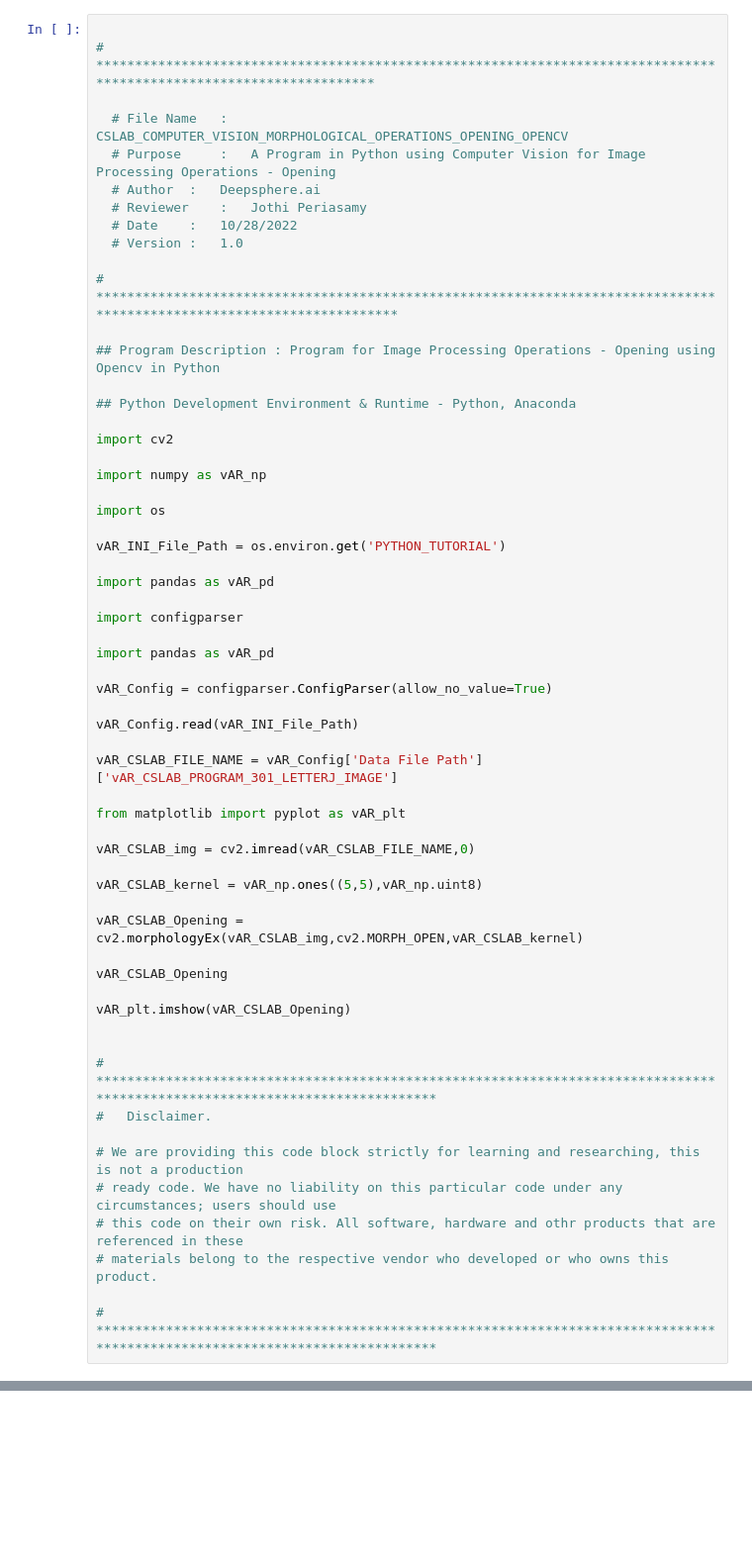
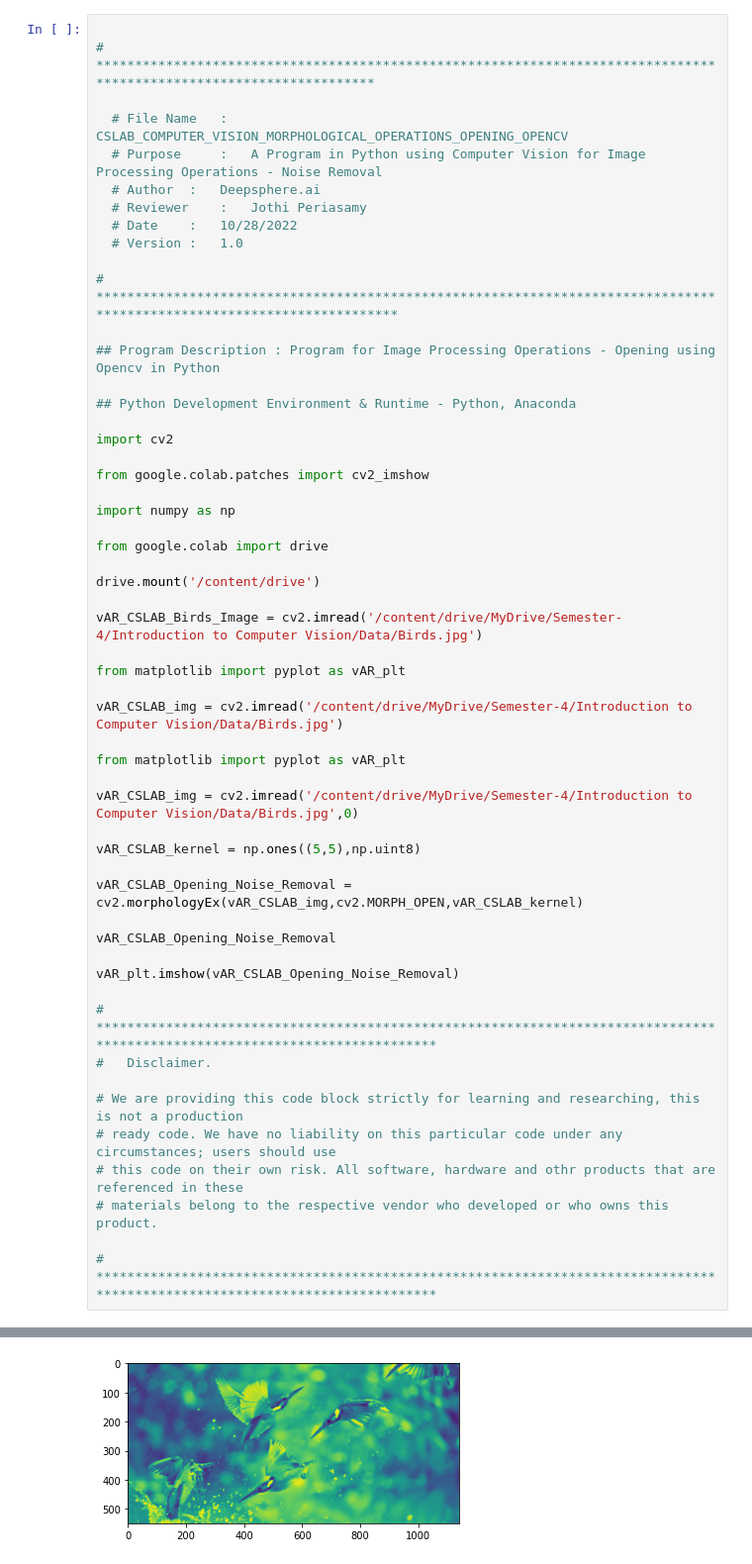
Before and after one commit to Deepsphere-AI/DSAI_Python_Programming, a Jupyter notebook: Unit-14/Python for Computer Vision/Program 303- CSLAB_COMPUTER_VISION_MORPHOLOGICAL_OPERATIONS_OPENING_OPENCV.ipynb, the cells around one changed output, grey strips where cells are left out. Shown at 99% size. Saved outputs shown, nothing was run; the diff lists cells and outputs as text; blank space fills up the shorter version.

```diff
--- a/Unit-14/Python for Computer Vision/Program 303- CSLAB_COMPUTER_VISION_MORPHOLOGICAL_OPERATIONS_OPENING_OPENCV.ipynb
+++ b/Unit-14/Python for Computer Vision/Program 303- CSLAB_COMPUTER_VISION_MORPHOLOGICAL_OPERATIONS_OPENING_OPENCV.ipynb
@@ -5,7 +5,7 @@
 # ********************************************************************************************************************
 
   # File Name 	:   CSLAB_COMPUTER_VISION_MORPHOLOGICAL_OPERATIONS_OPENING_OPENCV
-  # Purpose 	:   A Program in Python using Computer Vision for Image Processing Operations - Opening
+  # Purpose 	:   A Program in Python using Computer Vision for Image Processing Operations - Noise Removal
   # Author	:   Deepsphere.ai
   # Reviewer 	:   Jothi Periasamy
   # Date 	:   10/28/2022
@@ -19,36 +19,31 @@
 
 import cv2
 
-import numpy as vAR_np
+from google.colab.patches import cv2_imshow
 
-import os
+import numpy as np
 
-vAR_INI_File_Path = os.environ.get('PYTHON_TUTORIAL')
+from google.colab import drive
 
-import pandas as vAR_pd
+drive.mount('/content/drive')
 
-import configparser
-
-import pandas as vAR_pd
-
-vAR_Config = configparser.ConfigParser(allow_no_value=True)
-
-vAR_Config.read(vAR_INI_File_Path)
-
-vAR_CSLAB_FILE_NAME = vAR_Config['Data File Path']['vAR_CSLAB_PROGRAM_301_LETTERJ_IMAGE']
+vAR_CSLAB_Birds_Image = cv2.imread('/content/drive/MyDrive/Semester-4/Introduction to Computer Vision/Data/Birds.jpg')
 
 from matplotlib import pyplot as vAR_plt
 
-vAR_CSLAB_img = cv2.imread(vAR_CSLAB_FILE_NAME,0)
+vAR_CSLAB_img = cv2.imread('/content/drive/MyDrive/Semester-4/Introduction to Computer Vision/Data/Birds.jpg')
 
-vAR_CSLAB_kernel = vAR_np.ones((5,5),vAR_np.uint8)
+from matplotlib import pyplot as vAR_plt
 
-vAR_CSLAB_Opening = cv2.morphologyEx(vAR_CSLAB_img,cv2.MORPH_OPEN,vAR_CSLAB_kernel)
+vAR_CSLAB_img = cv2.imread('/content/drive/MyDrive/Semester-4/Introduction to Computer Vision/Data/Birds.jpg',0)
 
-vAR_CSLAB_Opening
+vAR_CSLAB_kernel = np.ones((5,5),np.uint8)
 
-vAR_plt.imshow(vAR_CSLAB_Opening)
+vAR_CSLAB_Opening_Noise_Removal = cv2.morphologyEx(vAR_CSLAB_img,cv2.MORPH_OPEN,vAR_CSLAB_kernel)
 
+vAR_CSLAB_Opening_Noise_Removal
+
+vAR_plt.imshow(vAR_CSLAB_Opening_Noise_Removal)
 
 # ****************************************************************************************************************************
 #   Disclaimer.
@@ -59,3 +54,4 @@ vAR_plt.imshow(vAR_CSLAB_Opening)
 # materials belong to the respective vendor who developed or who owns this product.
 
 # ****************************************************************************************************************************
+# %% [output]
@@ -61,0 +60 @@ vAR_plt.imshow(vAR_CSLAB_Opening)
+[figure, added]
```
Also changed, not shown: parts of 1 cell of this notebook.
